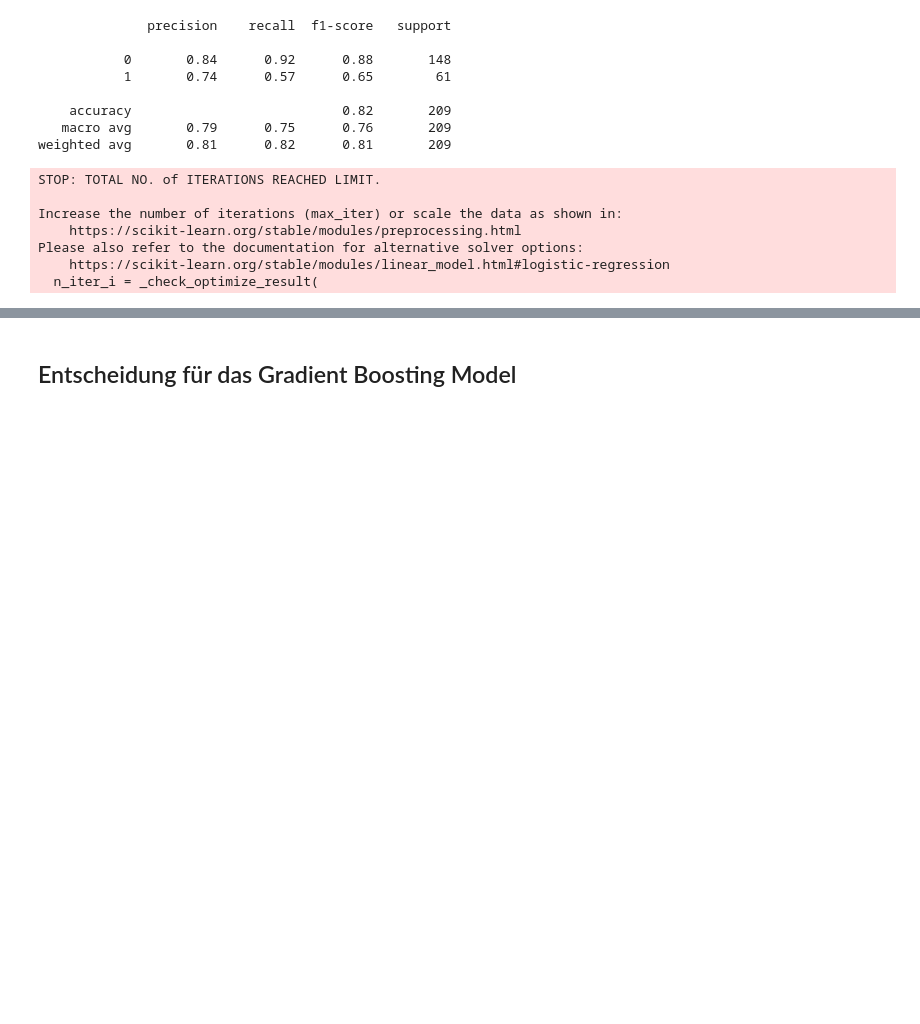
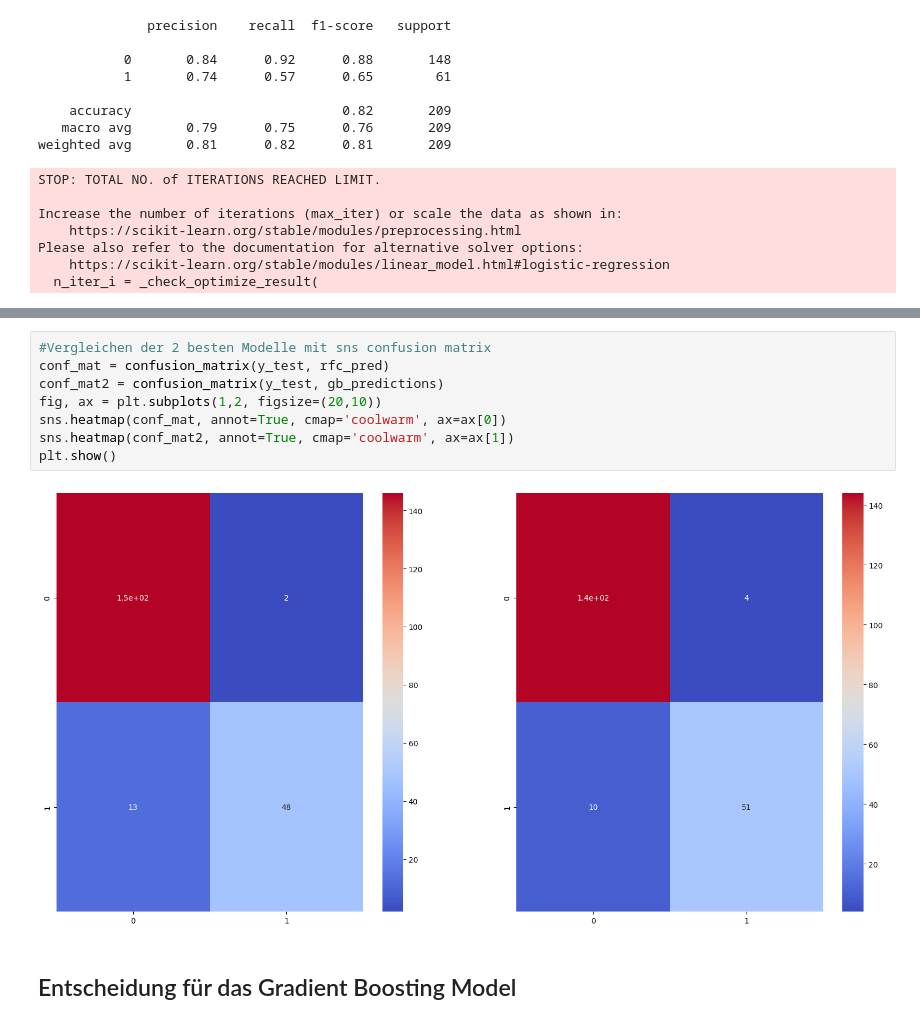
Before and after one commit to Flitschi7/big-data-management, a Jupyter notebook: notebook/Data-Prep-Wartung.ipynb, the cells around one changed output, grey strips where cells are left out. Cells and saved outputs as stored; diff of their text form; blank space fills up the shorter version.

```diff
--- a/notebook/Data-Prep-Wartung.ipynb
+++ b/notebook/Data-Prep-Wartung.ipynb
@@ -482,3 +456,13 @@ plt.show()
+# %%
+#Vergleichen der 2 besten Modelle mit sns confusion matrix
+conf_mat = confusion_matrix(y_test, rfc_pred)
+conf_mat2 = confusion_matrix(y_test, gb_predictions)
+fig, ax = plt.subplots(1,2, figsize=(20,10))
+sns.heatmap(conf_mat, annot=True, cmap='coolwarm', ax=ax[0])
+sns.heatmap(conf_mat2, annot=True, cmap='coolwarm', ax=ax[1])
+plt.show()
+# %% [output]
+[figure, added]
 # %% [markdown]
 ## Entscheidung für das Gradient Boosting Model
 # %%
```
Also changed, not shown: parts of 19 cells of this notebook.
